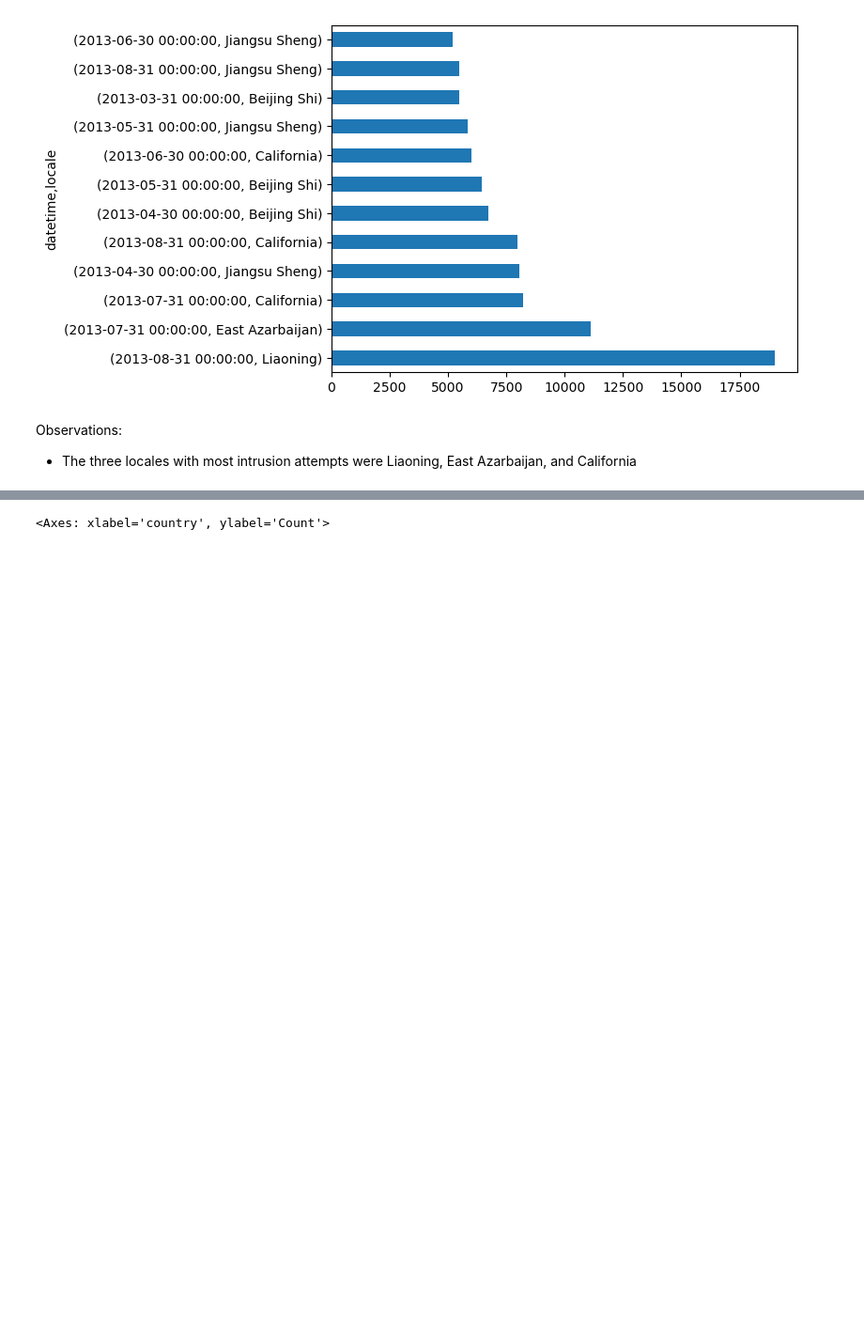
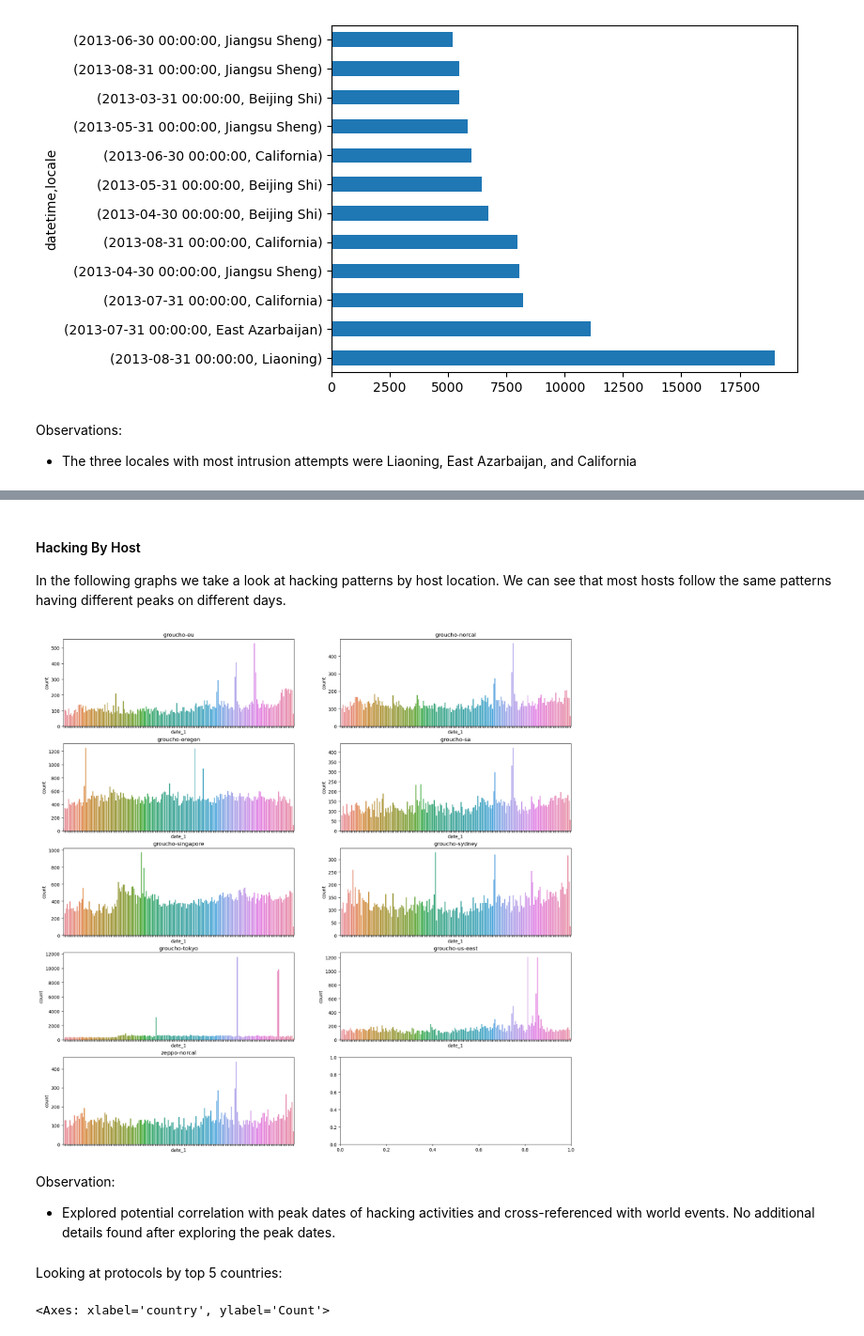
Before and after one commit to CarlosEM3/data-intrusion, a Jupyter notebook: code/Intrusion EDA.ipynb, the cells around one changed output, grey strips where cells are left out. Shown at 94% size. Drawn from its saved outputs; the diff is of its cells as text; code cells hidden in the pictures; blank space fills up the shorter version.

```diff
--- a/code/Intrusion EDA.ipynb
+++ b/code/Intrusion EDA.ipynb
@@ -205,3 +305,30 @@ Observations:
+# %% [markdown]
+#### Hacking By Host
+
+In the following graphs we take a look at hacking patterns by host location. We can see that most hosts follow the same patterns having different peaks on different days.
+# %%
+df['day_hour'] = df['date_stripped'].apply(lambda x: (x.day, x.hour))
+# %%
+fig, axs = plt.subplots(5, 2)
+fig.set_size_inches(20, 20)
+
+count = 0
+for host, group in df.groupby('host'):
+    if count == 0:
+        x, y = 0, 0
+    else:
+        x, y = math.floor(count / 2), count % 2
+    plt.setp(axs[x, y].get_xticklabels(), visible=False)
+    axs[x, y].title.set_text(host)
+    sns.countplot(x='date_1', data=group, ax=axs[x, y])
+    count += 1
+# %% [output]
+[figure, added]
+# %% [markdown]
+Observation:
+- Explored potential correlation with peak dates of hacking activities and cross-referenced with world events. No additional details found after exploring the peak dates.
+# %% [markdown]
+Looking at protocols by top 5 countries:
 # %%
 test = df['country'].value_counts().head(5).index
 # %%
```
Also changed, not shown: parts of 24 cells of this notebook.
